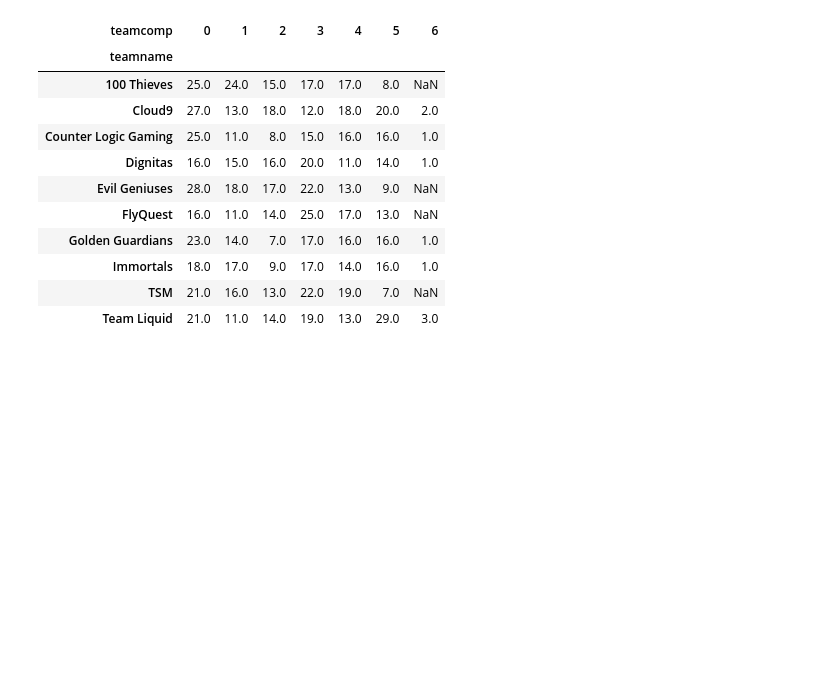
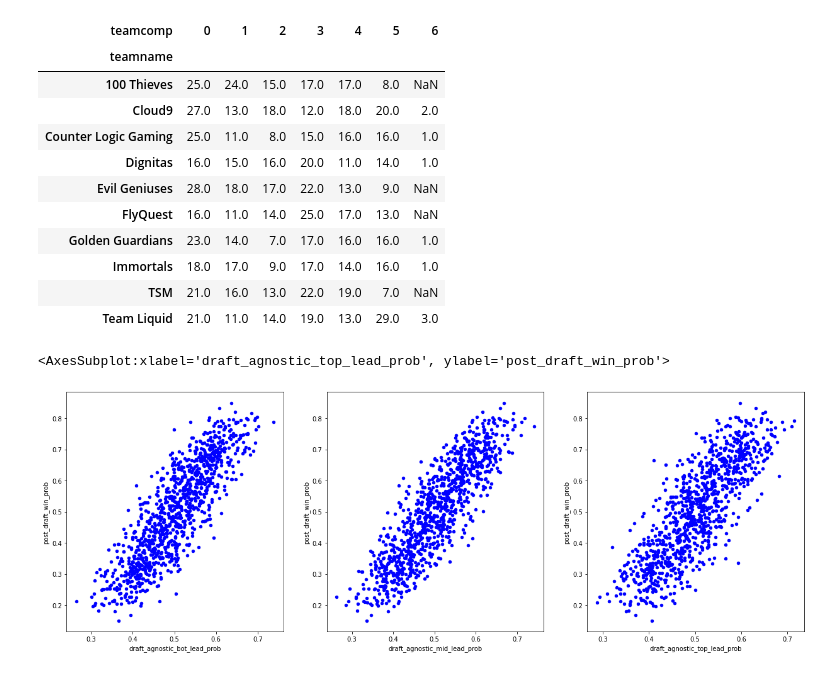
Before and after one commit to alexLez/lol-draft-analysis, a Jupyter notebook: final_model_analysis.ipynb, the cells around one changed output. Cells and saved outputs as stored; diff of their text form; code cells hidden in the pictures; blank space fills up the shorter version.

Commit message:
More graphs

```diff
--- a/final_model_analysis.ipynb
+++ b/final_model_analysis.ipynb
@@ -137,3 +136,15 @@ tc_games.pivot(index="teamname", columns="teamcomp", values="tc_count")
 | Immortals | 18.0 | 17.0 | 9.0 | 17.0 | 14.0 | 16.0 | 1.0 |
 | TSM | 21.0 | 16.0 | 13.0 | 22.0 | 19.0 | 7.0 | NaN |
 | Team Liquid | 21.0 | 11.0 | 14.0 | 19.0 | 13.0 | 29.0 | 3.0 |
+# %%
+fig, ax = plt.subplots(1, 3, figsize=(21,7))
+recent_LCS_games.plot(ax=ax[0], kind="scatter", x="draft_agnostic_bot_lead_prob", y="post_draft_win_prob", color="blue")
+recent_LCS_games.plot(ax=ax[1], kind="scatter", x="draft_agnostic_mid_lead_prob", y="post_draft_win_prob", color="blue")
+recent_LCS_games.plot(ax=ax[2], kind="scatter", x="draft_agnostic_top_lead_prob", y="post_draft_win_prob", color="blue")
+
+# recent_LCS_games.plot(ax=ax[0], kind="scatter", x="post_draft_bot_lead_prob", y="draft_diff", color="blue")
+# recent_LCS_games.plot(ax=ax[1], kind="scatter", x="post_draft_mid_lead_prob", y="draft_diff", color="blue")
+# recent_LCS_games.plot(ax=ax[2], kind="scatter", x="post_draft_top_lead_prob", y="draft_diff", color="blue")
+# %% [output]
+<AxesSubplot:xlabel='draft_agnostic_top_lead_prob', ylabel='post_draft_win_prob'>
+[figure, added]
```
Also changed, not shown: parts of 2 cells of this notebook.
